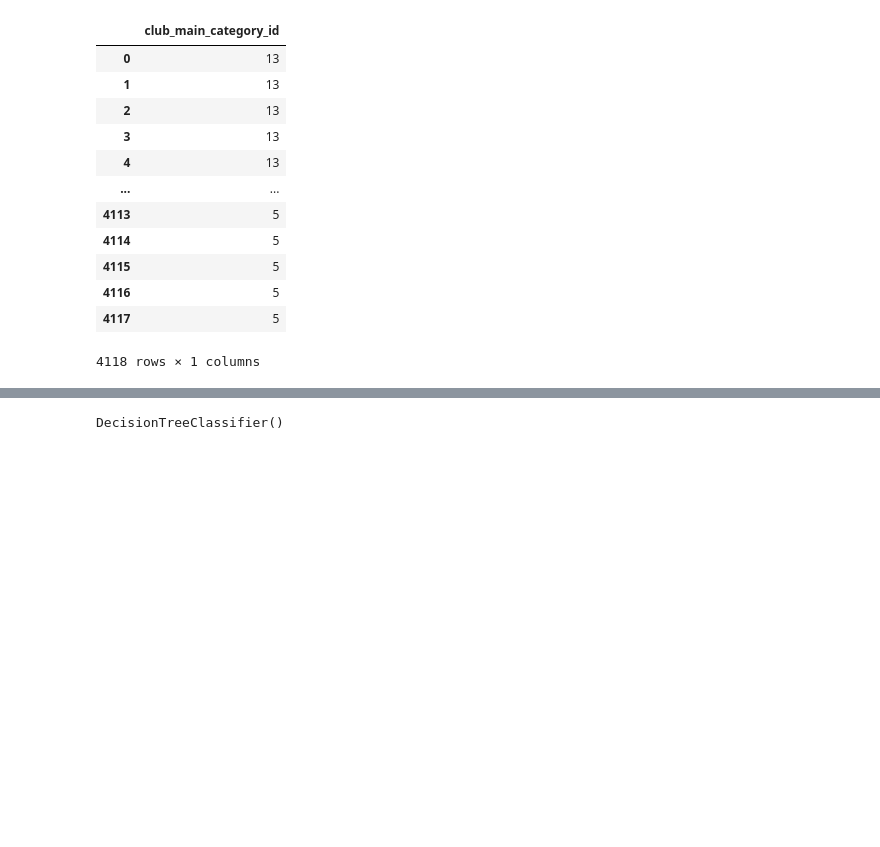
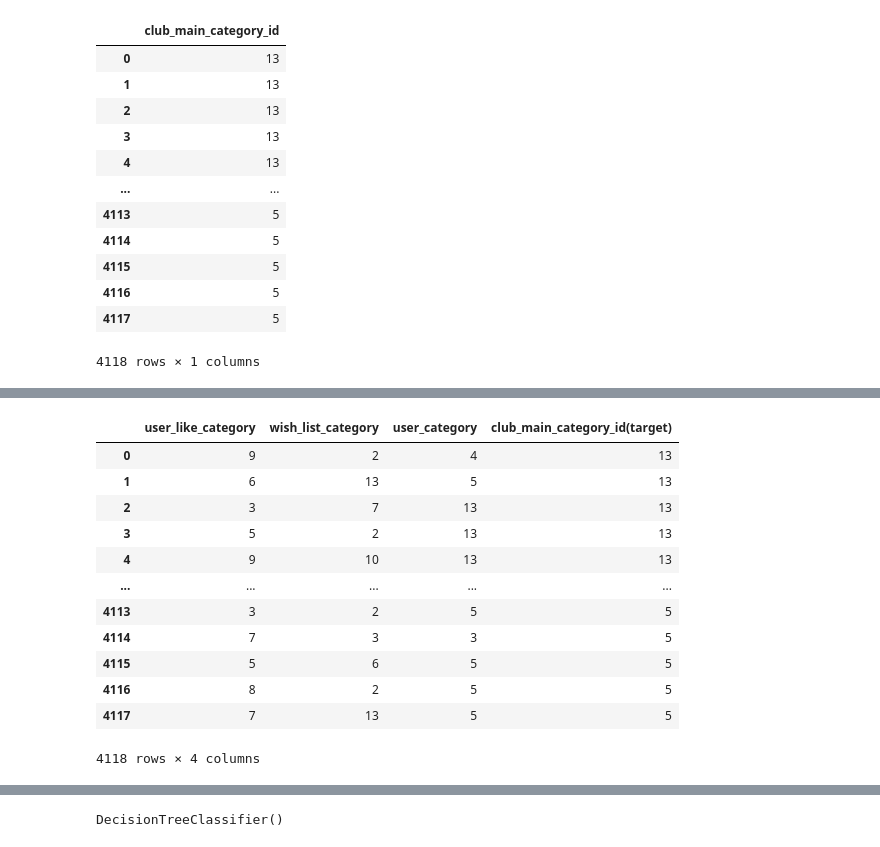
Before and after one commit to kimgusan/Machine_Learning, a Jupyter notebook: z_pythonProject/choice_project.ipynb, the cells around one changed output, grey strips where cells are left out. Cells and saved outputs as stored; diff of their text form; code cells hidden in the pictures; blank space fills up the shorter version.

```diff
--- a/z_pythonProject/choice_project.ipynb
+++ b/z_pythonProject/choice_project.ipynb
@@ -259 +269,19 @@ pre_t_df
 4118 rows × 4 columns
+# %%
+target_column = pre_t_df.pop('club_main_category_id')
+pre_t_df['club_main_category_id(target)'] = target_column
+pre_t_df
+# %% [output]
+|  | user_like_category | wish_list_category | user_category | club_main_category_id(target) |
+| 0 | 9 | 2 | 4 | 13 |
+| 1 | 6 | 13 | 5 | 13 |
+| 2 | 3 | 7 | 13 | 13 |
+| 3 | 5 | 2 | 13 | 13 |
+| 4 | 9 | 10 | 13 | 13 |
+| ... | ... | ... | ... | ... |
+| 4113 | 3 | 2 | 5 | 5 |
+| 4114 | 7 | 3 | 3 | 5 |
+| 4115 | 5 | 6 | 5 | 5 |
+| 4116 | 8 | 2 | 5 | 5 |
+| 4117 | 7 | 13 | 5 | 5 |
+4118 rows × 4 columns
```
Also changed, not shown: parts of 35 cells of this notebook, 3 other files.
